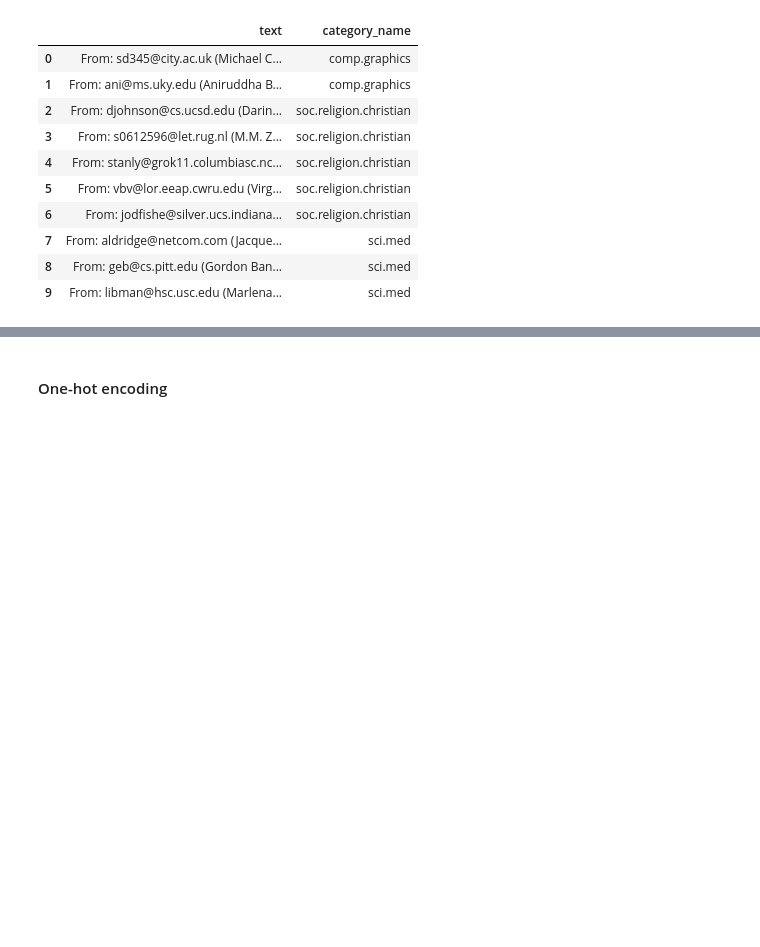
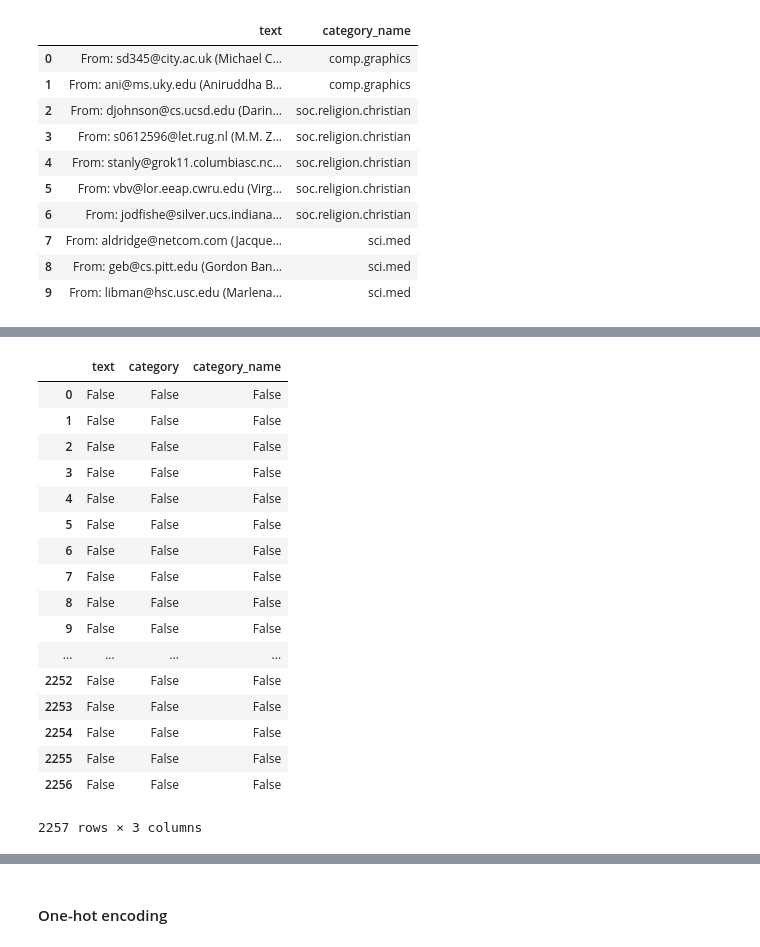
Before and after one commit to omarsar/data_mining_2017_fall_lab, a Jupyter notebook: news_embeddings.ipynb, the cells around one changed output, grey strips where cells are left out. Saved outputs shown, nothing was run; the diff lists cells and outputs as text; code cells hidden in the pictures; blank space fills up the shorter version.

```diff
--- a/news_embeddings.ipynb
+++ b/news_embeddings.ipynb
@@ -206,0 +279,21 @@ X[0:10][["text", "category_name"]]
+# %%
+X.isnull()
+# %% [output]
+|  | text | category | category_name |
+| 0 | False | False | False |
+| 1 | False | False | False |
+| 2 | False | False | False |
+| 3 | False | False | False |
+| 4 | False | False | False |
+| 5 | False | False | False |
+| 6 | False | False | False |
+| 7 | False | False | False |
+| 8 | False | False | False |
+| 9 | False | False | False |
+| ... | ... | ... | ... |
+| 2252 | False | False | False |
+| 2253 | False | False | False |
+| 2254 | False | False | False |
+| 2255 | False | False | False |
+| 2256 | False | False | False |
+2257 rows × 3 columns
```
Also changed, not shown: parts of 59 cells of this notebook, 1 other file.
